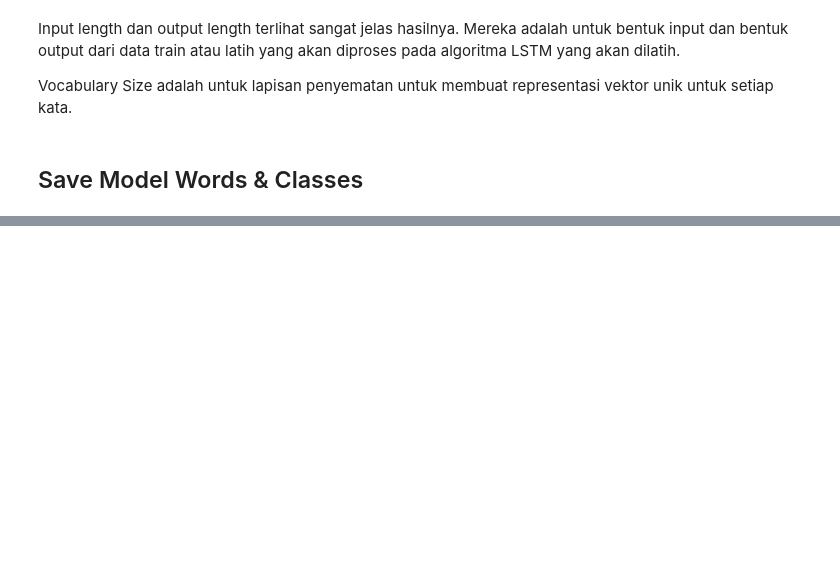
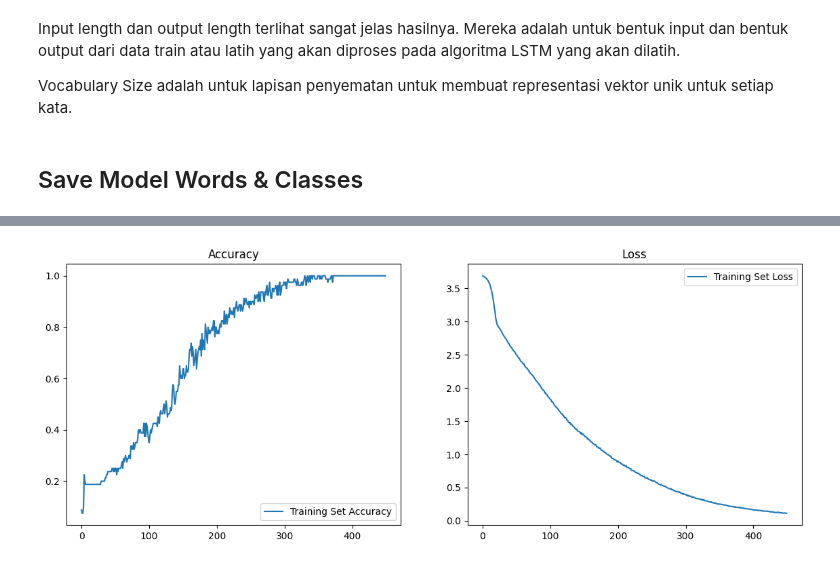
Before and after one commit to SriYanisaa/chatbot-kampus-merdeka-deep-learning, a Jupyter notebook: pra_pemrosesan.ipynb, the cells around one changed output, grey strips where cells are left out. Cells and saved outputs as stored; diff of their text form; code cells hidden in the pictures; blank space fills up the shorter version.

```diff
--- a/pra_pemrosesan.ipynb
+++ b/pra_pemrosesan.ipynb
@@ -217,0 +264,3 @@ pickle.dump(tokenizer, open('tokenizers.pkl','wb'))
+# %%
+# Training the model (Melatih model data sampai 450 kali)
+train = model.fit(x_train, y_train, epochs=450)
@@ -217,0 +285,16 @@ pickle.dump(tokenizer, open('tokenizers.pkl','wb'))
+# %%
+# Plotting model Accuracy and Loss (Visualisasi Plot Hasil Akurasi dan Loss)
+# Plot Akurasi
+plt.figure(figsize=(14, 5))
+plt.subplot(1, 2, 1)
+plt.plot(train.history['accuracy'], label='Training Set Accuracy')
+plt.legend(loc='lower right')
+plt.title('Accuracy')
+# Plot Loss
+plt.subplot(1, 2, 2)
+plt.plot(train.history['loss'], label='Training Set Loss')
+plt.legend(loc='upper right')
+plt.title('Loss')
+plt.show()
+# %% [output]
+[figure, added]
```
Also changed, not shown: parts of 17 cells of this notebook.
